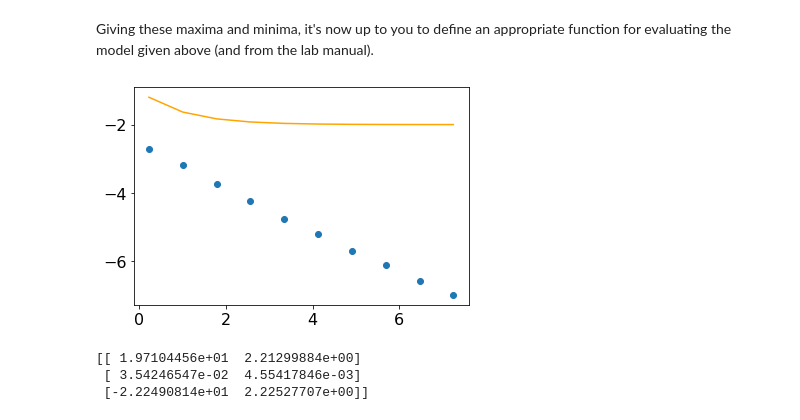
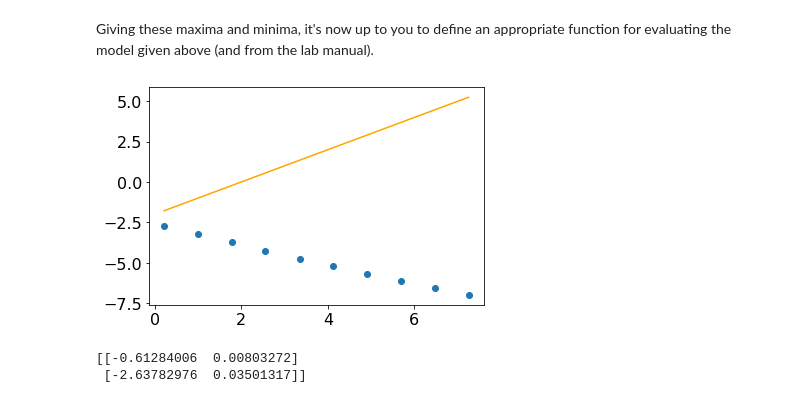
Before and after one commit to evilpegasus/physics5bl, a Jupyter notebook: hooke/!Harmonic and damped oscillator 092921- interpolation and fit .ipynb, the cells around one changed output. Saved outputs shown, nothing was run; the diff lists cells and outputs as text; code cells hidden in the pictures.

```diff
--- a/hooke/!Harmonic and damped oscillator 092921- interpolation and fit .ipynb
+++ b/hooke/!Harmonic and damped oscillator 092921- interpolation and fit .ipynb
@@ -253,36 +253,36 @@ plt.show()
 Giving these maxima and minima, it's now up to you to define an appropriate function for evaluating the model given above (and from the lab manual).
 # %%
 # Define your function here
-def fit_maxima(t, A, gamma, c):
-    return A*np.exp(-1*gamma*t) + c
+def fit_maxima(t, m, b):
+    return t*m + b
 # %%
 # Fits to the (nonlinear) harmonic function
 
 # Choose the model you wish to fit to: simple_y, simple_a, vdamped_y, vdamped_a
 # In this example, we chose simple_a
 oscillator_model=fit_maxima
 
 
 # Initial guess values of fit parameters determined here:
     # If using simple_a or simple_y, fit parameters are:  [A, B, w, phi]
     # If using vdamped_a or vdamped_y, fit parameters are: [ A, B, w, phi, beta]
 
-Ainit, gammainit, cinit = [1, 1, -2]
+minit, binit = [1, -2]
 
 # Graph
 # plt.plot(tvals-start_time, oscillator_model(tvals-start_time, Ainit, Binit, winit, phiinit), color='orange')
-plt.plot(t_max-start_time, oscillator_model(t_max-start_time, Ainit, gammainit, cinit), color='orange')
+plt.plot(t_max-start_time, oscillator_model(t_max-start_time, minit, binit), color='orange')
 plt.scatter(t_max-start_time, y_max)
 plt.show()
 
 # If using damped harmonic oscillator, code becomes:
     # plt.plot(tvals-start_time, oscillator_model(tvals-start_time, Ainit, Binit, winit, phiinit, betainit), color='orange')
 # %% [output]
-[figure, old version]
+[figure, new version]
 # %%
 # Perform the fit
 # start_pars=[Ainit, Binit, winit, phiinit]
-start_pars=[Ainit, gammainit, cinit]
+start_pars=[minit, binit]
     #If using damped harmonic oscillator code becomes: start_pars=[Ainit, Binit, winit, phiinit, betainit]
 
 # pars, cov = opt.curve_fit(oscillator_model, tvals-start_time, yvals, p0=start_pars)
@@ -290,7 +290,7 @@ pars, cov = opt.curve_fit(oscillator_model, t_max-start_time, y_max, p0=start_pa
     #If using damped harmonic oscillator code becomes: pars, cov = opt.curve_fit(oscillator_model, tvals-start_time, yvals, p0=start_pars)
 
 # [A, B, w, phi] = pars
-[A, gamma, c] = pars
+[m, b] = pars
     # If using damped harmonic oscillator code becomes: [A, B, w, phi, beta] = pars
 
 # Error in fitting parameters
@@ -298,9 +298,8 @@ std_errs = np.sqrt(np.diag(cov))
 
 print(np.transpose([pars, std_errs]))
 # %% [output]
-[[ 1.97104456e+01  2.21299884e+00]
- [ 3.54246547e-02  4.55417846e-03]
- [-2.22490814e+01  2.22527707e+00]]
+[[-0.61284006  0.00803272]
+ [-2.63782976  0.03501317]]
 # %%
 # Choose simple harmonic oscillator model simple_a for this example:
 # ypred = oscillator_model(tvals-start_time, A, B, w, phi)
```
Also changed, not shown: parts of 3 cells of this notebook.
